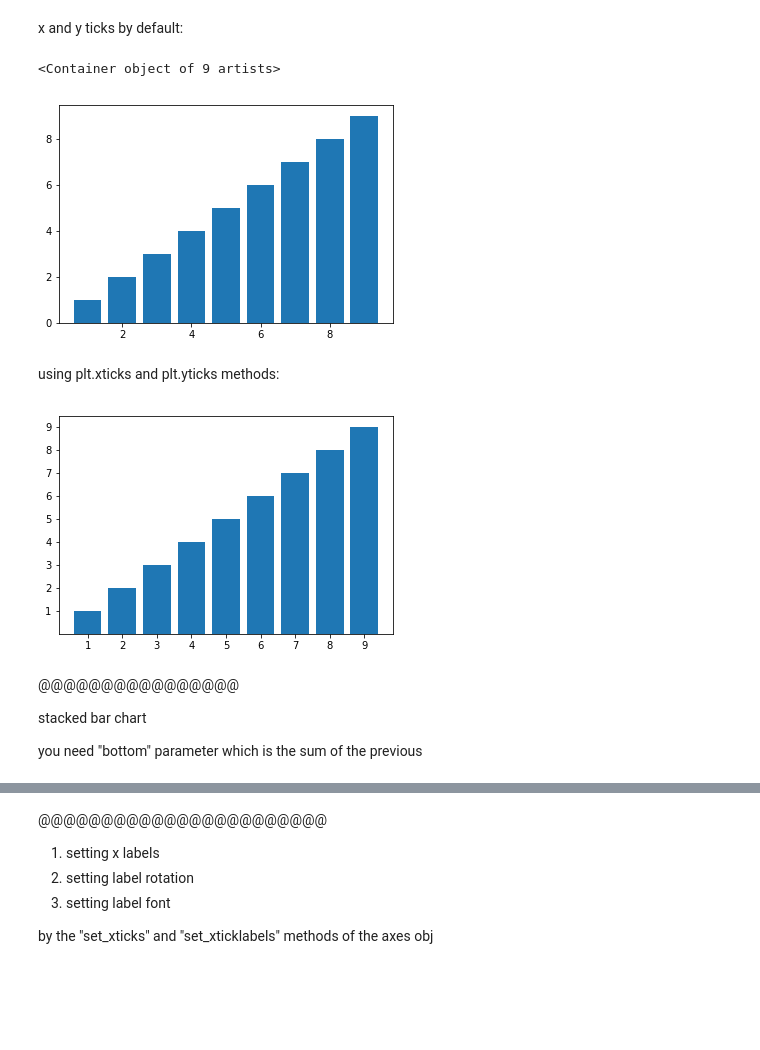
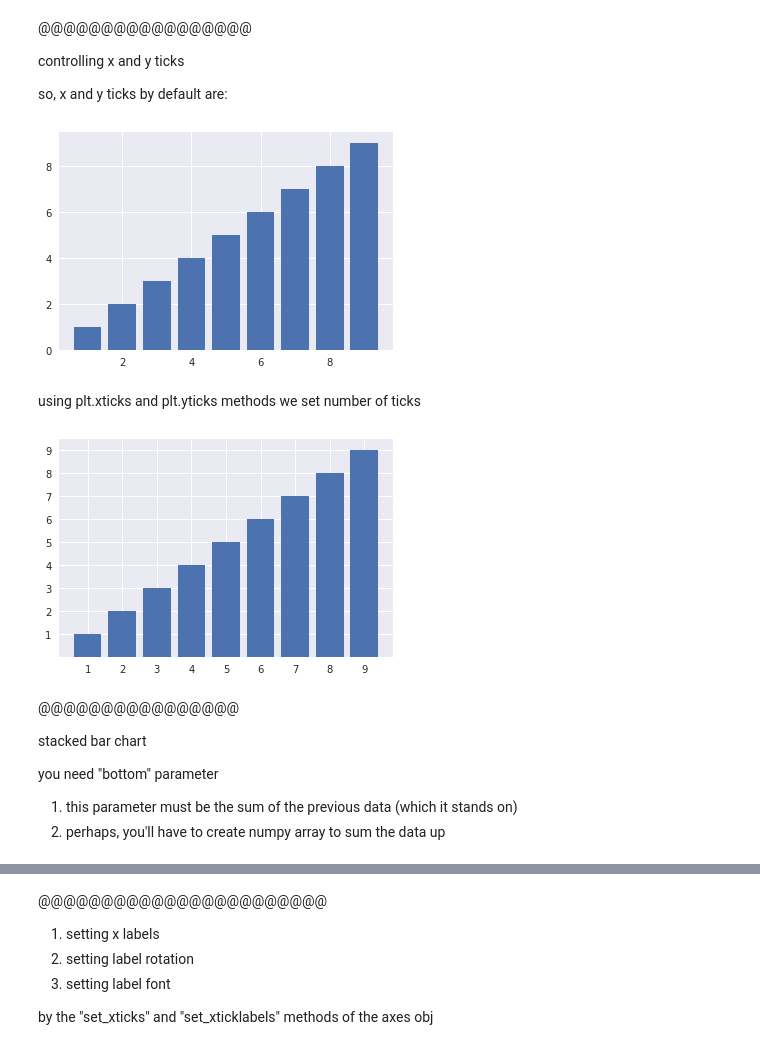
Before and after one commit to babinyurii/cheet_sheets, a Jupyter notebook: matplotlib_cheet_sheet.ipynb, the cells around one changed output, grey strips where cells are left out. Drawn from its saved outputs; the diff is of its cells as text; code cells hidden in the pictures; blank space fills up the shorter version.

```diff
--- a/matplotlib_cheet_sheet.ipynb
+++ b/matplotlib_cheet_sheet.ipynb
@@ -2,27 +2,35 @@
 import matplotlib.pyplot as plt
 import seaborn as sns
 import pandas as pd
+import numpy as np
+sns.set()
 # %% [markdown]
-x and y ticks by default:
+@@@@@@@@@@@@@@@@@
+
+controlling x and y ticks
+
+so, x and y ticks by default are:
 # %%
 fig = plt.figure()
 plt.bar(list(range(1,10)),list(range(1,10)))
+plt.show()
 # %% [output]
-<Container object of 9 artists>
-[figure, old version]
+[figure, new version]
 # %% [markdown]
-using plt.xticks and plt.yticks methods:
+using plt.xticks and plt.yticks methods we set number of ticks
 # %%
-fig = plt.figure()
+fig0 = plt.figure()
 plt.bar(list(range(1,10)),list(range(1,10)))
 plt.xticks(list(range(1,10))) # <<<
 plt.yticks(list(range(1,10))) # <<<
 plt.show()
 # %% [output]
-[figure, old version]
+[figure, new version]
 # %% [markdown]
 @@@@@@@@@@@@@@@@
 
 stacked bar chart
 
-you need "bottom" parameter which is the sum of the previous
+you need "bottom" parameter
+1. this parameter must be the sum of the previous data (which it stands on)
+2. perhaps, you'll have to create numpy array to sum the data up
```
Also changed, not shown: parts of 8 cells of this notebook.
